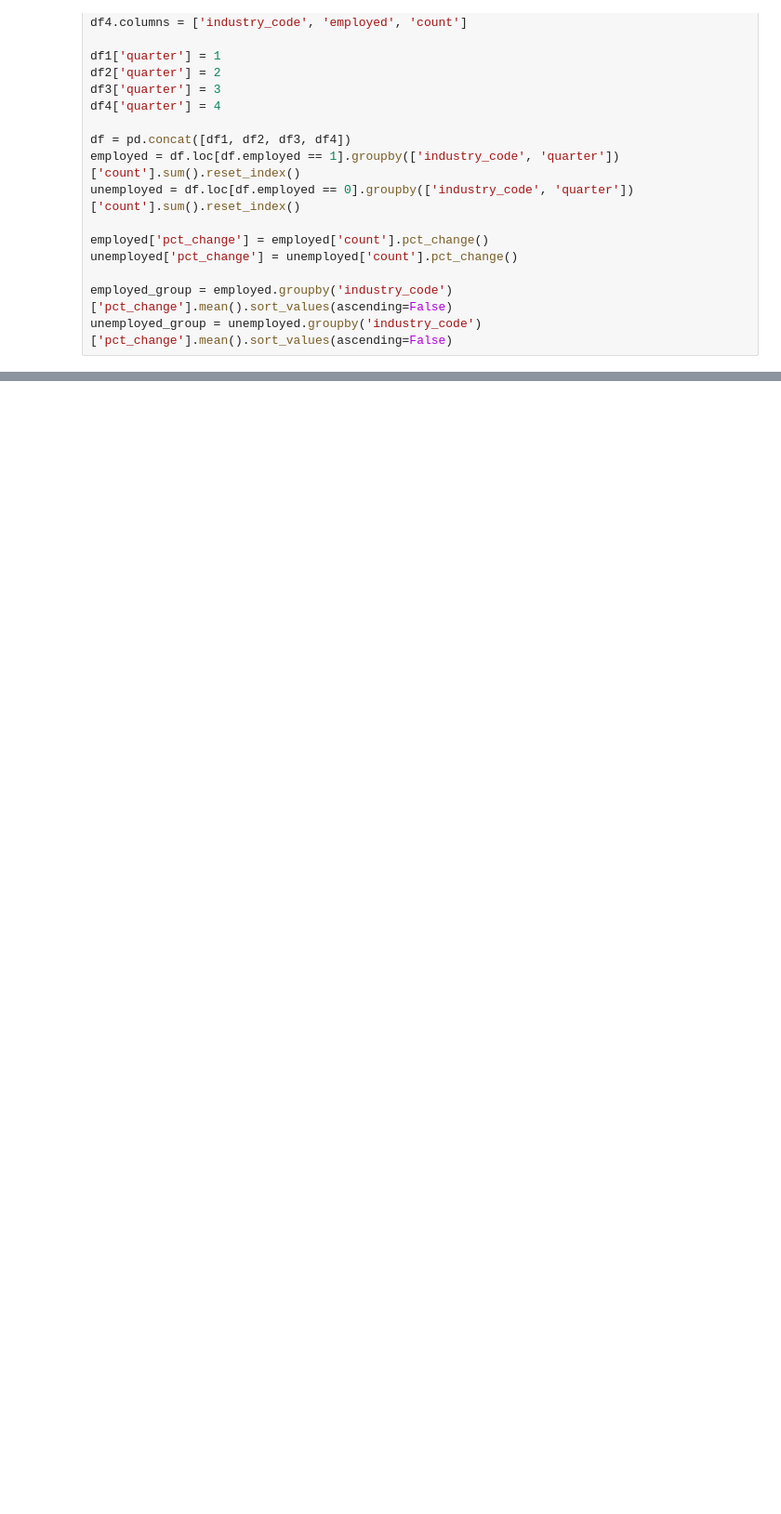
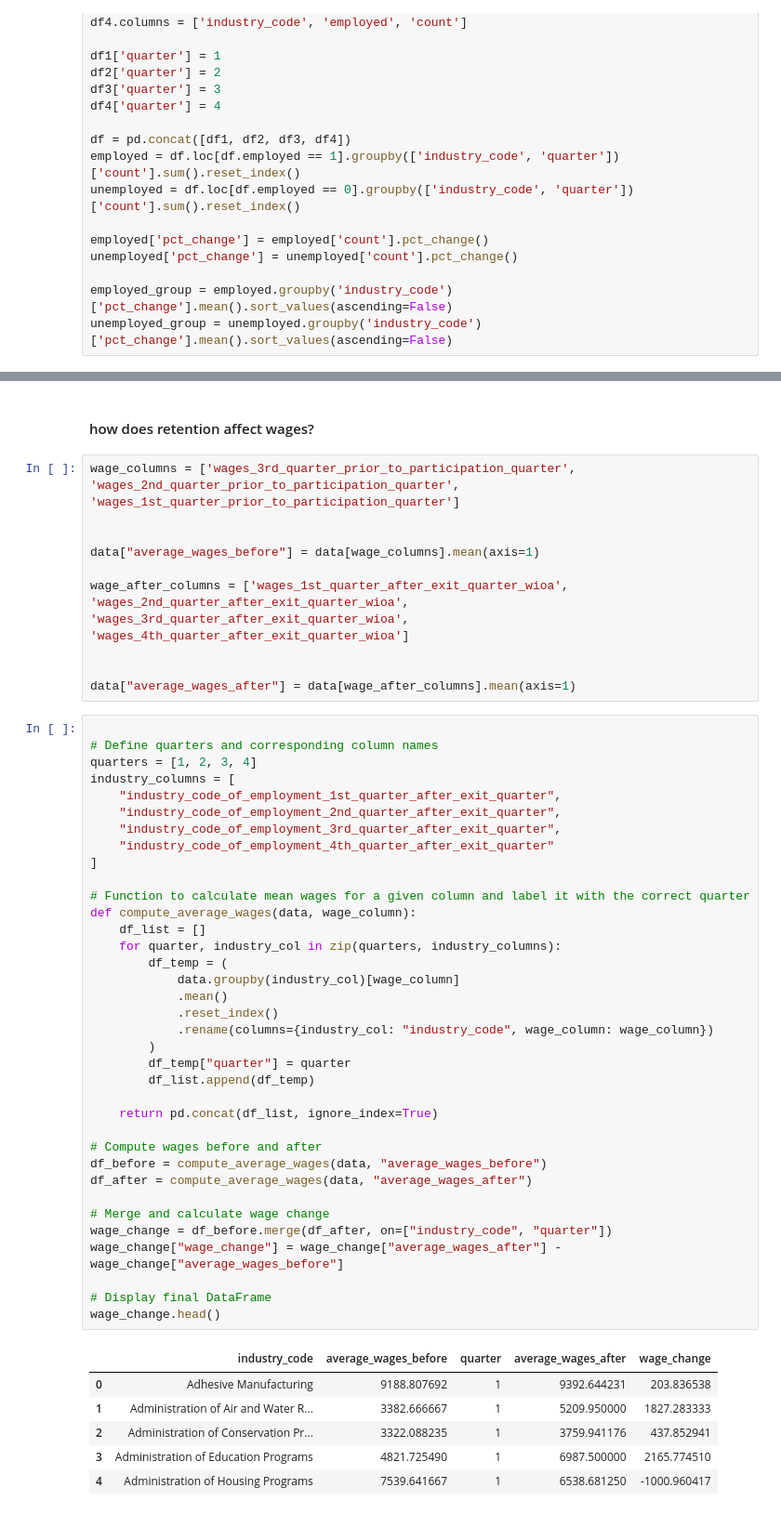
Before and after one commit to wizard-agb/ATLytics_data_2025, a Jupyter notebook: exploratory_AB_4_1.ipynb, the cells around one changed output, grey strips where cells are left out. Shown at 93% size. Saved outputs shown, nothing was run; the diff lists cells and outputs as text; blank space fills up the shorter version.

```diff
--- a/exploratory_AB_4_1.ipynb
+++ b/exploratory_AB_4_1.ipynb
@@ -538,0 +576,60 @@ Name: pct_change, dtype: float64
+# %% [markdown]
+#### how does retention affect wages?
+# %%
+wage_columns = ['wages_3rd_quarter_prior_to_participation_quarter',
+'wages_2nd_quarter_prior_to_participation_quarter',
+'wages_1st_quarter_prior_to_participation_quarter']
+
+
+data["average_wages_before"] = data[wage_columns].mean(axis=1)
+
+wage_after_columns = ['wages_1st_quarter_after_exit_quarter_wioa',
+'wages_2nd_quarter_after_exit_quarter_wioa',
+'wages_3rd_quarter_after_exit_quarter_wioa',
+'wages_4th_quarter_after_exit_quarter_wioa']
+
+
+data["average_wages_after"] = data[wage_after_columns].mean(axis=1)
+# %%
+
+# Define quarters and corresponding column names
+quarters = [1, 2, 3, 4]
+industry_columns = [
+    "industry_code_of_employment_1st_quarter_after_exit_quarter",
+    "industry_code_of_employment_2nd_quarter_after_exit_quarter",
+    "industry_code_of_employment_3rd_quarter_after_exit_quarter",
+    "industry_code_of_employment_4th_quarter_after_exit_quarter"
+]
+
+# Function to calculate mean wages for a given column and label it with the correct quarter
+def compute_average_wages(data, wage_column):
+    df_list = []
+    for quarter, industry_col in zip(quarters, industry_columns):
+        df_temp = (
+            data.groupby(industry_col)[wage_column]
+            .mean()
+            .reset_index()
+            .rename(columns={industry_col: "industry_code", wage_column: wage_column})
+        )
+        df_temp["quarter"] = quarter
+        df_list.append(df_temp)
+
+    return pd.concat(df_list, ignore_index=True)
+
+# Compute wages before and after
+df_before = compute_average_wages(data, "average_wages_before")
+df_after = compute_average_wages(data, "average_wages_after")
+
+# Merge and calculate wage change
+wage_change = df_before.merge(df_after, on=["industry_code", "quarter"])
+wage_change["wage_change"] = wage_change["average_wages_after"] - wage_change["average_wages_before"]
+
+# Display final DataFrame
+wage_change.head()
+# %% [output]
+|  | industry_code | average_wages_before | quarter | average_wages_after | wage_change |
+| 0 | Adhesive Manufacturing | 9188.807692 | 1 | 9392.644231 | 203.836538 |
+| 1 | Administration of Air and Water R... | 3382.666667 | 1 | 5209.950000 | 1827.283333 |
+| 2 | Administration of Conservation Pr... | 3322.088235 | 1 | 3759.941176 | 437.852941 |
+| 3 | Administration of Education Programs | 4821.725490 | 1 | 6987.500000 | 2165.774510 |
+| 4 | Administration of Housing Programs | 7539.641667 | 1 | 6538.681250 | -1000.960417 |
```
Also changed, not shown: parts of 37 cells of this notebook, 8 other files.
